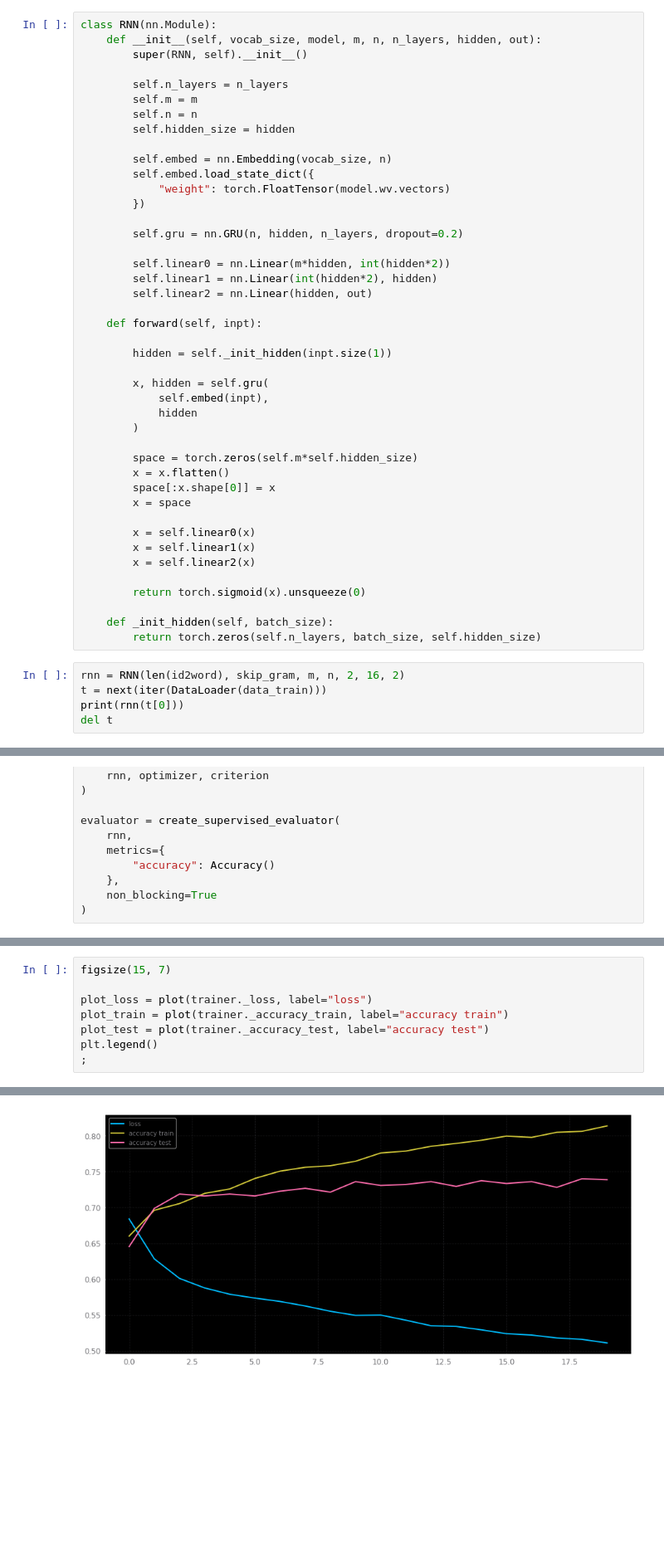
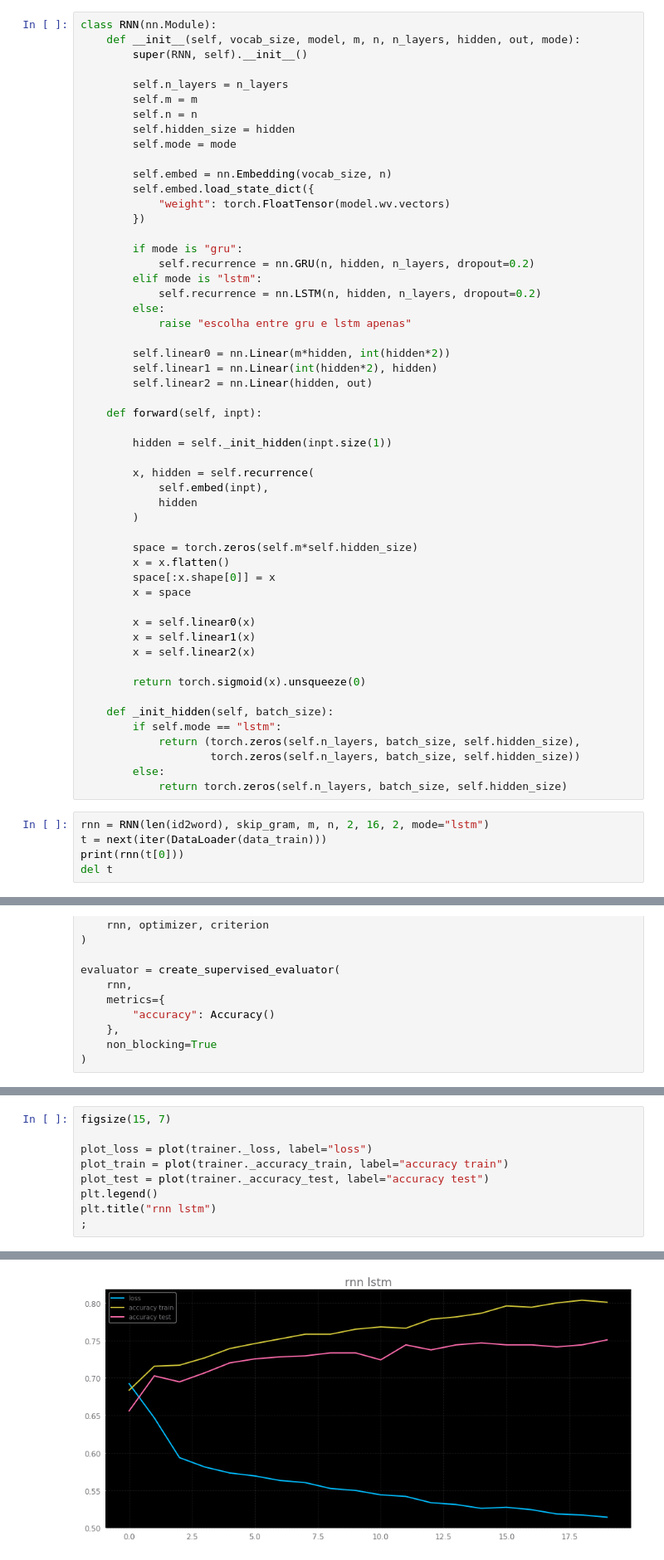
Before and after one commit to demacdolincoln/test-sentiment_analysis, a Jupyter notebook: rnn.ipynb, the cells around one changed output, grey strips where cells are left out. Shown: that part at 83% size. Saved outputs shown, nothing was run; the diff lists cells and outputs as text; blank space fills up the shorter version.

```diff
--- a/rnn.ipynb
+++ b/rnn.ipynb
@@ -139,20 +139,26 @@ according to: https://medium.com/@martinpella/how-to-use-pre-trained-word-embedd
 ---
 # %%
 class RNN(nn.Module):
-    def __init__(self, vocab_size, model, m, n, n_layers, hidden, out):
+    def __init__(self, vocab_size, model, m, n, n_layers, hidden, out, mode):
         super(RNN, self).__init__()
 
         self.n_layers = n_layers
         self.m = m
         self.n = n
         self.hidden_size = hidden
+        self.mode = mode
 
         self.embed = nn.Embedding(vocab_size, n)
         self.embed.load_state_dict({
             "weight": torch.FloatTensor(model.wv.vectors)
         })
 
-        self.gru = nn.GRU(n, hidden, n_layers, dropout=0.2)
+        if mode is "gru":
+            self.recurrence = nn.GRU(n, hidden, n_layers, dropout=0.2)
+        elif mode is "lstm":
+            self.recurrence = nn.LSTM(n, hidden, n_layers, dropout=0.2)
+        else:
+            raise "escolha entre gru e lstm apenas"
 
         self.linear0 = nn.Linear(m*hidden, int(hidden*2))
         self.linear1 = nn.Linear(int(hidden*2), hidden)
@@ -162,7 +168,7 @@ class RNN(nn.Module):
 
         hidden = self._init_hidden(inpt.size(1))
 
-        x, hidden = self.gru(
+        x, hidden = self.recurrence(
             self.embed(inpt),
             hidden
         )
@@ -179,9 +185,13 @@ class RNN(nn.Module):
         return torch.sigmoid(x).unsqueeze(0)
 
     def _init_hidden(self, batch_size):
-        return torch.zeros(self.n_layers, batch_size, self.hidden_size)
+        if self.mode == "lstm":
+            return (torch.zeros(self.n_layers, batch_size, self.hidden_size),
+                    torch.zeros(self.n_layers, batch_size, self.hidden_size))
+        else:
+            return torch.zeros(self.n_layers, batch_size, self.hidden_size)
 # %%
-rnn = RNN(len(id2word), skip_gram, m, n, 2, 16, 2)
+rnn = RNN(len(id2word), skip_gram, m, n, 2, 16, 2, mode="lstm")
 t = next(iter(DataLoader(data_train)))
 print(rnn(t[0]))
 del t
@@ -289,11 +299,12 @@ epoch: 0.5108128209114075 | accuracy: 0.81 | loss: 0.31
 # %%
 figsize(15, 7)
 
 plot_loss = plot(trainer._loss, label="loss")
 plot_train = plot(trainer._accuracy_train, label="accuracy train")
 plot_test = plot(trainer._accuracy_test, label="accuracy test")
 plt.legend()
+plt.title("rnn lstm")
 ;
 # %% [output]
 ''
-[figure, old version]
+[figure, new version]
```
Also changed, not shown: parts of 3 cells of this notebook, 2 other files.
